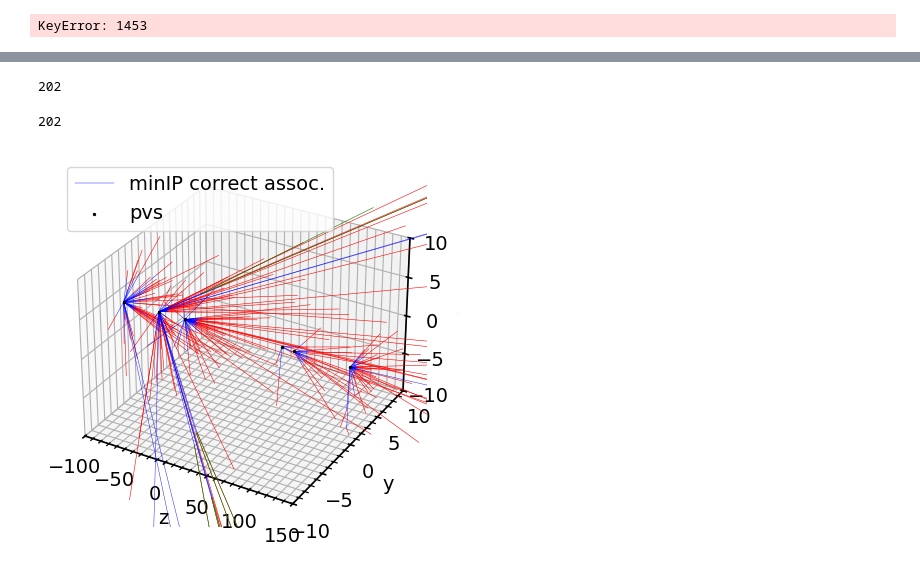
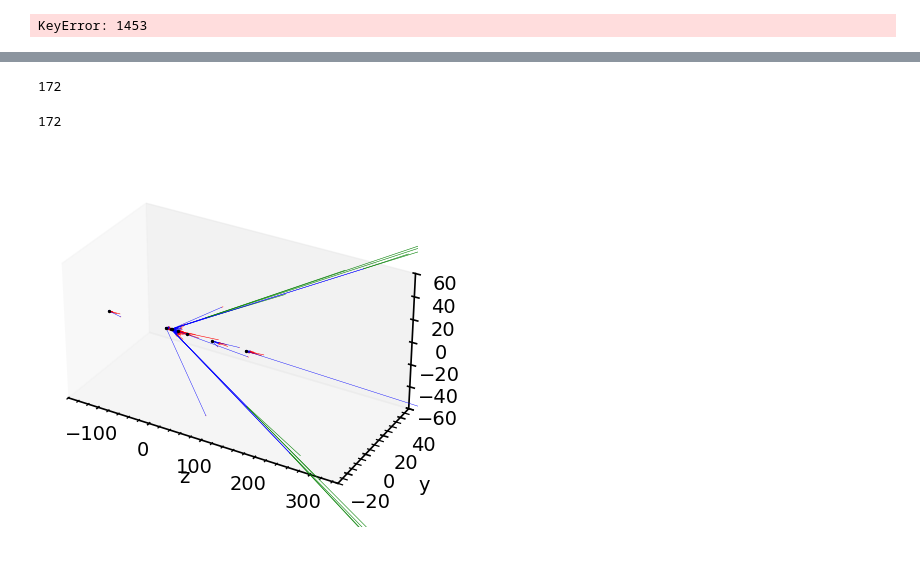
Before and after one commit to willsutcliffe/scalable_mtl_hgnn, a Jupyter notebook: pv_plot.ipynb, the cells around one changed output, grey strips where cells are left out. Drawn from its saved outputs; the diff is of its cells as text; code cells hidden in the pictures.

```diff
--- a/pv_plot.ipynb
+++ b/pv_plot.ipynb
@@ -98,5 +105,15 @@ for i,vdata in enumerate(perf.dataset):
     true_LCA, particle_keys, particle_ids=particle_ids, truth_level_simulation=1)
     # if i ==5:
     #     break
-    if i ==17:
+    # if i ==17:
+    #     break
+    # if i ==52:
+    #     break
+
+    if i ==62:
         break
+    # if i ==23:  inc
+    #      break
+
+    # if i ==243:
+    #      break
@@ -240,0 +389,2 @@ node_keys= reco_cluster_dict[623]['node_keys'] +  reco_cluster_dict[791]['node_k
+# %%
+node_keys= reco_cluster_dict[1372]['node_keys'] +  reco_cluster_dict[1533]['node_keys']
@@ -247,6 +402,9 @@ import matplotlib.pyplot as plt
 # %%
 ind1= (node_keys[0]==vdata_copy.final_keys) | (node_keys[1]==vdata_copy.final_keys) | (node_keys[2]==vdata_copy.final_keys) | (node_keys[3]==vdata_copy.final_keys) | (node_keys[4]==vdata_copy.final_keys) | (node_keys[5]==vdata_copy.final_keys) | \
 (node_keys[6]==vdata_copy.final_keys) | (node_keys[7]==vdata_copy.final_keys) #| (node_keys[8]==vdata_copy.final_keys) | (node_keys[9]==vdata_copy.final_keys) | (node_keys[10]==vdata_copy.final_keys) | (node_keys[11]==vdata_copy.final_keys)
+# %%
+ind1= (node_keys[0]==vdata_copy.final_keys) | (node_keys[1]==vdata_copy.final_keys) | (node_keys[2]==vdata_copy.final_keys) | (node_keys[3]==vdata_copy.final_keys) | (node_keys[4]==vdata_copy.final_keys) | (node_keys[5]==vdata_copy.final_keys) | \
+(node_keys[6]==vdata_copy.final_keys) | (node_keys[7]==vdata_copy.final_keys) | (node_keys[8]==vdata_copy.final_keys) | (node_keys[9]==vdata_copy.final_keys) | (node_keys[10]==vdata_copy.final_keys) | (node_keys[11]==vdata_copy.final_keys)
 # %%
 x = vdata_copy["tracks"].x[:,:3].numpy()
 p = vdata_copy["tracks"].x[:,3:6].numpy()
@@ -298,26 +456,27 @@ for i in unique_tracks:
 # %%
 len(unique_tracks)
 # %% [output]
-202
+172
 # %%
 #pv_indices
 # %%
 len(pv_indices)
 # %% [output]
-202
+172
 # %%
 fig = plt.figure()
 ax = plt.axes(projection='3d')
 # Data for a three-dimensional line
 for i in range(x.shape[0]):
-    vector = []
-    for k in np.linspace(0,2000,2):
-        vector.append(x[i,:]+ k*p_norm[i,:])
-    v = np.array(vector)
-    zline = v[:,2]
-    xline = v[:,0]
-    yline = v[:,1]
-    ax.plot3D(zline, yline, xline, 'red', linewidth=0.4)
+    if i not in unique_b_tracks:
+        vector = []
+        for k in np.linspace(0,200,2):
+            vector.append(x[i,:]+ k*p_norm[i,:])
+        v = np.array(vector)
+        zline = v[:,2]
+        xline = v[:,0]
+        yline = v[:,1]
+        ax.plot3D(zline, yline, xline, 'red', linewidth=0.4)
 
 for i in range(xB.shape[0]):
     vector = []
@@ -374,41 +533,44 @@ for track_id, pv_id, true_id in zip(unique_tracks, pv_indices, true_indices):
 #     yline = v[:,1]
 #     # ax.set_ylim(bottom=-5,top=5)
 #     # ax.set_zlim(bottom=-100,top=100)
 #     # ax.set_xlim(left=-5,right=5)
 #     ax.plot3D(zline, yline, xline, 'blue', linewidth=0.2)
 
 # for i in range(gout[('tracks','to','tracks')].edge_index.shape[1]):
 #     v = []
 #     v.append(vdata_copy['tracks'].x[gout[('tracks','to','tracks')].edge_index[0][i],:3].numpy())
 #     v.append(vdata_copy['tracks'].x[gout[('tracks','to','tracks')].edge_index[1][i],:3].numpy())
 #     #print(v)
 #     v = np.array(v)
 #     #print(v.shape)
 #     zline = v[:,2]
 #     xline = v[:,0]
 #     yline = v[:,1]
 #     if i==0:
 #         ax.plot3D(zline, yline, xline, 'purple', linewidth=0.2)
 #     else:
 #         ax.plot3D(zline, yline, xline, 'purple', linewidth=0.2)
-
-ax.set_ylim(bottom=-10,top=10)
-# ax.scatter3D(v2[0,ind],v2[1,ind],v2[2,ind])
-ax.set_zlim(bottom=-10,top=10)
-ax.set_xlim(left=-100,right=150)
+ax.set_zlim(bottom=-60,top=60)
+ax.set_ylim(bottom=-30,top=50)
+ax.set_xlim(left=-160,right=350)
 for i in range(0,vdata['pvs'].x.shape[0]):
     if i==0:
         ax.scatter3D(vdata_copy['pvs'].x[i][2].item(),vdata_copy['pvs'].x[i][1].item() ,vdata_copy['pvs'].x[i][0].item(), c='black', s=2, label="pvs")
     else:
         ax.scatter3D(vdata_copy['pvs'].x[i][2].item(),vdata_copy['pvs'].x[i][1].item() ,vdata_copy['pvs'].x[i][0].item(), c='black', s=2)
 ax.set_ylabel("y")
 ax.set_zlabel("x")
 ax.set_xlabel("z")
-plt.legend()
-plt.savefig("dfei_event_minIP.png",dpi=300)
+ax.grid(False)
+ax.set_box_aspect((8, 4, 4))
+#plt.legend()
+#plt.savefig("dfei_event_minIP.png",dpi=300)
 #ax.legend(loc='upper left')
+# ax.xaxis.pane.set_visible(False)
+# ax.yaxis.pane.set_visible(False)
+# ax.zaxis.pane.set_visible(False)
 # %% [output]
-[figure, old version]
+[figure, new version]
 # %%
 fig = plt.figure()
 ax = plt.axes()
```
Also changed, not shown: parts of 33 cells of this notebook, 42 other files.
